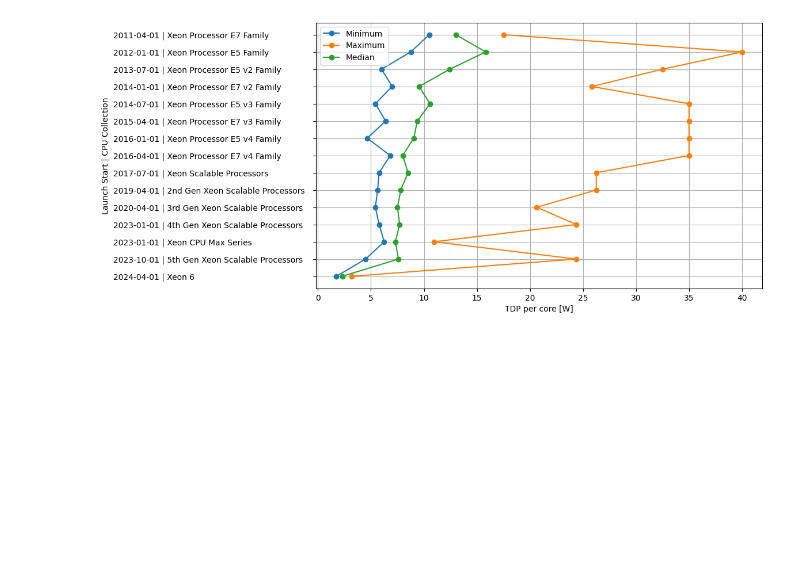
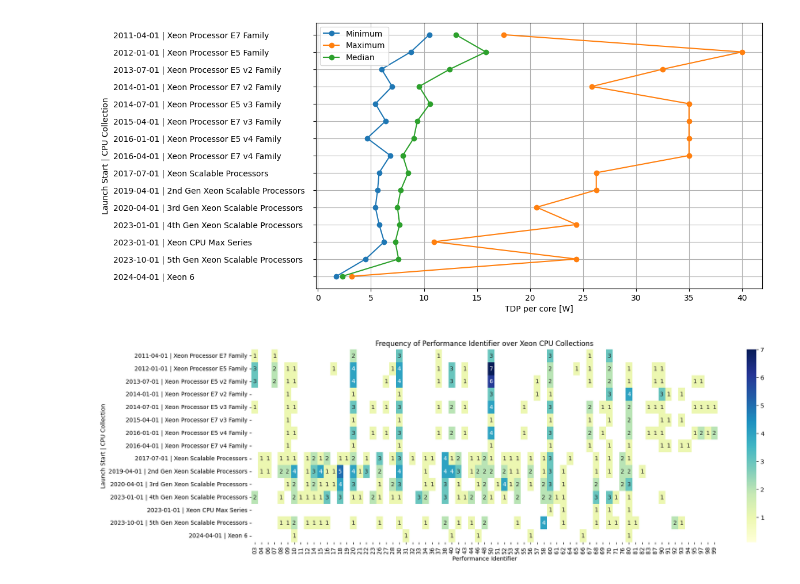
Before and after one commit to hpides/server-buy-advisor, a Jupyter notebook: notebooks/intel_cpus.ipynb, the cells around one changed output. Drawn from its saved outputs; the diff is of its cells as text; code cells hidden in the pictures; blank space fills up the shorter version.

Commit message:
Add heatmap for performance identifier over collections

```diff
--- a/notebooks/intel_cpus.ipynb
+++ b/notebooks/intel_cpus.ipynb
@@ -43,6 +46,13 @@ key_launch_year = "Launch Year"
 key_launch_date = "Launch Date"
 key_tdp = "TDP"
 key_tdp_per_core = "TDP per Core"
+key_perf_id = "performance_id"
+# %%
+def extract_performance_id(name):
+    match = re.search(r'\d{4}', name)
+    if match:
+        return match.group(0)[-2:]
+    return None
 # %%
 file_path = '../intel_cpus.csv'
 if os.path.exists(file_path):
@@ -65,6 +75,7 @@ df[key_tdp_per_core] = df[key_tdp] / df[key_core_count]
 # Only consider server segment
 df = df[df[key_vert_seg] == "Server"]
 df[key_collection] = df[key_collection].str.replace('Generation', 'Gen')
+df['performance_id'] = df['name'].apply(extract_performance_id)
 
 # Drop data
 # W Processors: cpus for workstations and small servers
@@ -76,6 +87,8 @@ df = df[~df[key_collection].isin(drop_collections)]
 # E3: Workstation CPUs, https://www.cpu-world.com/info/id_model/Intel-server-conventions.html
 # Drop rows where 'key_collection' contains "E3"
 df = df[~df[key_collection].str.contains("E3")]
+
+df.to_csv("../intel_cpus_filtered.csv", header=True)
 # %%
 # Min / Max cour count per collection
 df_launch_year = df.groupby(key_collection)[key_launch_date].agg(['min','max'])
@@ -221,3 +234,29 @@ plt.show()
 plt.close()
 # %% [output]
 [figure]
+# %%
+# df_launch_year = df_launch_year.reset_index()
+df_plot = pd.merge(df, df_launch_year, on=key_collection, how='left')
+df_plot["year_collection"] = df_plot["launch_min"] + " | " + df_plot[key_collection]
+
+# Create a pivot table to count occurrences
+pivot_table = df_plot.pivot_table(index="year_collection", columns=key_perf_id, aggfunc='size', fill_value=0)
+
+# Define a custom color map
+cmap = sns.color_palette("YlGnBu", as_cmap=True)
+cmap.set_under('white')
+
+# Plotting the heatmap
+plt.figure(figsize=(18, 6))
+ax = sns.heatmap(pivot_table, annot=True, fmt="d", cmap=cmap, cbar=True, mask=(pivot_table == 0), vmin=0.1)
+
+# Set the x-axis labels to show all columns
+ax.set_xticks([tick + 0.5 for tick in range(len(pivot_table.columns))])  # Center the ticks
+ax.set_xticklabels(pivot_table.columns)
+
+plt.title('Frequency of Performance Identifier over Xeon CPU Collections')
+plt.xlabel('Performance Identifier')
+plt.ylabel('Launch Start | CPU Collection')
+plt.show()
+# %% [output]
+[figure, added]
```
Also changed, not shown: parts of 1 cell of this notebook.
